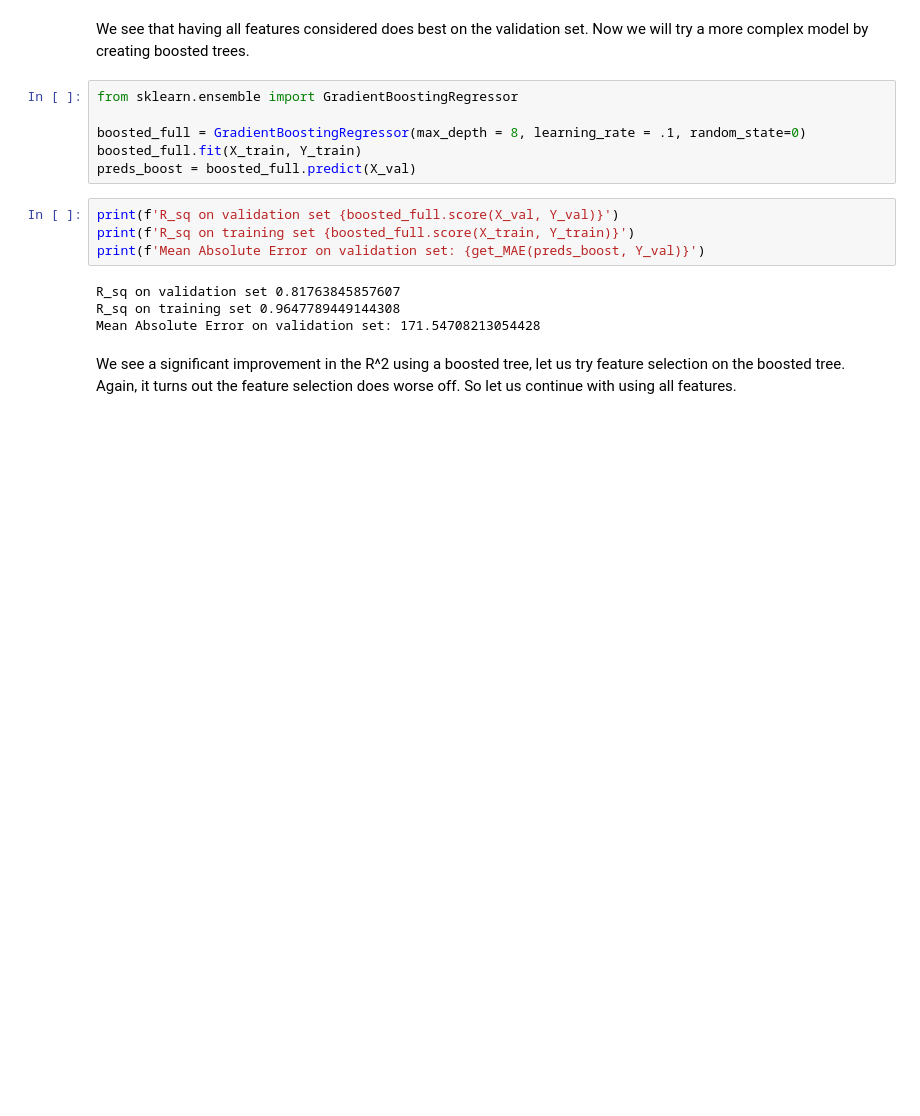
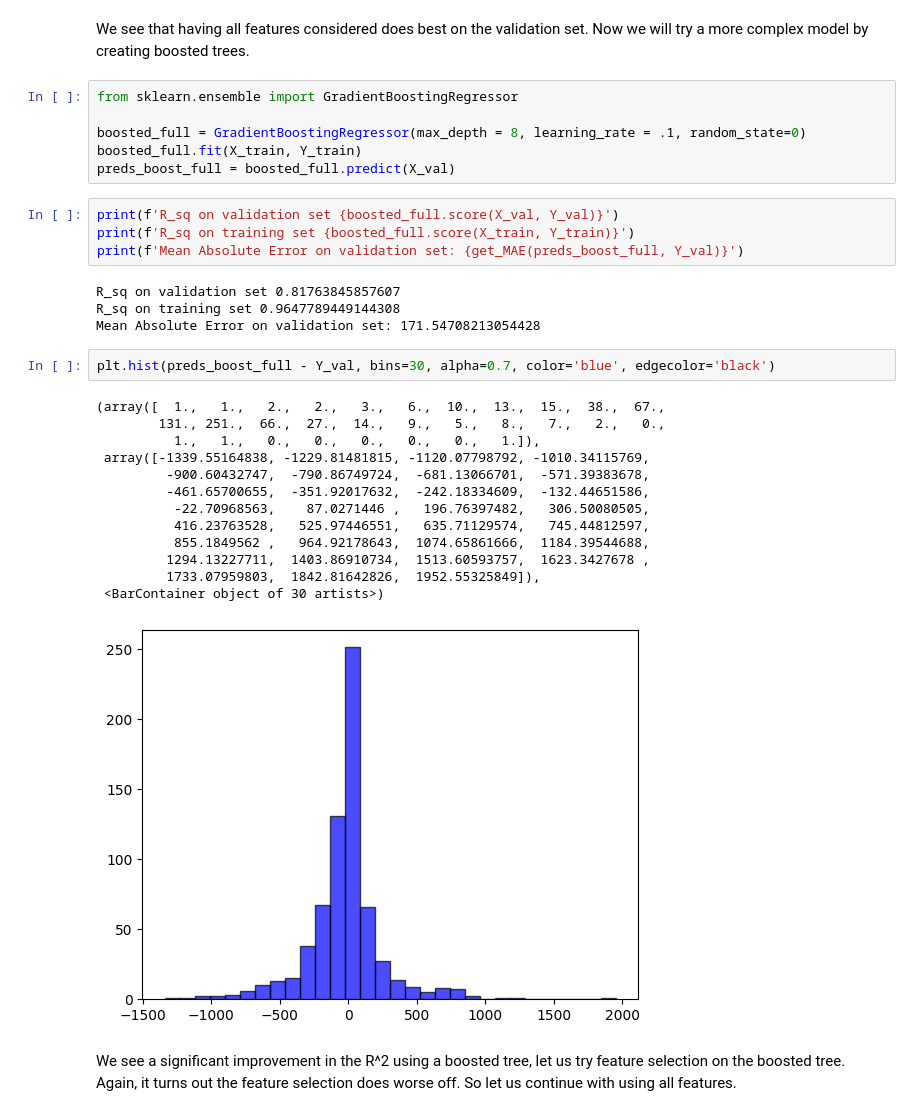
Before and after one commit to nelischalich/CS584-Seoul-Bike-Sharing, a Jupyter notebook: tree_models.ipynb, the cells around one changed output. Saved outputs shown, nothing was run; the diff lists cells and outputs as text; blank space fills up the shorter version.

Commit message:
residual histograms

```diff
--- a/tree_models.ipynb
+++ b/tree_models.ipynb
@@ -256,15 +256,31 @@ from sklearn.ensemble import GradientBoostingRegressor
 
 boosted_full = GradientBoostingRegressor(max_depth = 8, learning_rate = .1, random_state=0)
 boosted_full.fit(X_train, Y_train)
-preds_boost = boosted_full.predict(X_val)
+preds_boost_full = boosted_full.predict(X_val)
 # %%
 print(f'R_sq on validation set {boosted_full.score(X_val, Y_val)}')
 print(f'R_sq on training set {boosted_full.score(X_train, Y_train)}')
-print(f'Mean Absolute Error on validation set: {get_MAE(preds_boost, Y_val)}')
+print(f'Mean Absolute Error on validation set: {get_MAE(preds_boost_full, Y_val)}')
 # %% [output]
 R_sq on validation set 0.81763845857607
 R_sq on training set 0.9647789449144308
 Mean Absolute Error on validation set: 171.54708213054428
+# %%
+plt.hist(preds_boost_full - Y_val, bins=30, alpha=0.7, color='blue', edgecolor='black')
+# %% [output]
+(array([  1.,   1.,   2.,   2.,   3.,   6.,  10.,  13.,  15.,  38.,  67.,
+        131., 251.,  66.,  27.,  14.,   9.,   5.,   8.,   7.,   2.,   0.,
+          1.,   1.,   0.,   0.,   0.,   0.,   0.,   1.]),
+ array([-1339.55164838, -1229.81481815, -1120.07798792, -1010.34115769,
+         -900.60432747,  -790.86749724,  -681.13066701,  -571.39383678,
+         -461.65700655,  -351.92017632,  -242.18334609,  -132.44651586,
+          -22.70968563,    87.0271446 ,   196.76397482,   306.50080505,
+          416.23763528,   525.97446551,   635.71129574,   745.44812597,
+          855.1849562 ,   964.92178643,  1074.65861666,  1184.39544688,
+         1294.13227711,  1403.86910734,  1513.60593757,  1623.3427678 ,
+         1733.07959803,  1842.81642826,  1952.55325849]),
+ <BarContainer object of 30 artists>)
+[figure, added]
 # %% [markdown]
 We see a significant improvement in the R^2 using a boosted tree, let us try feature selection on the boosted tree. Again, it turns out the feature selection does worse off. So let us continue with using all features.
 # %%
```
Also changed, not shown: parts of 4 cells of this notebook.
